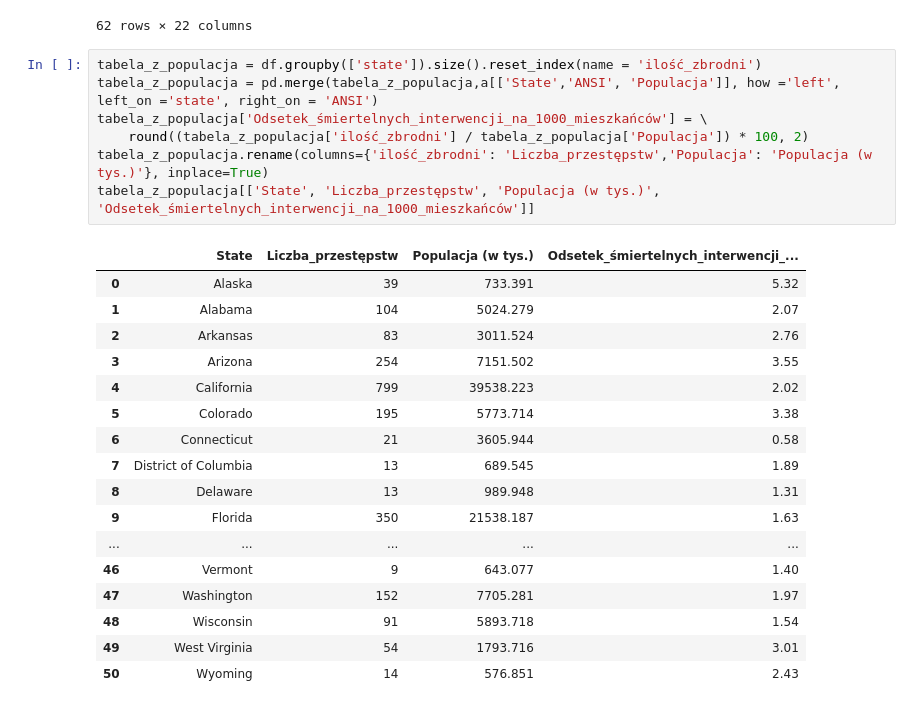
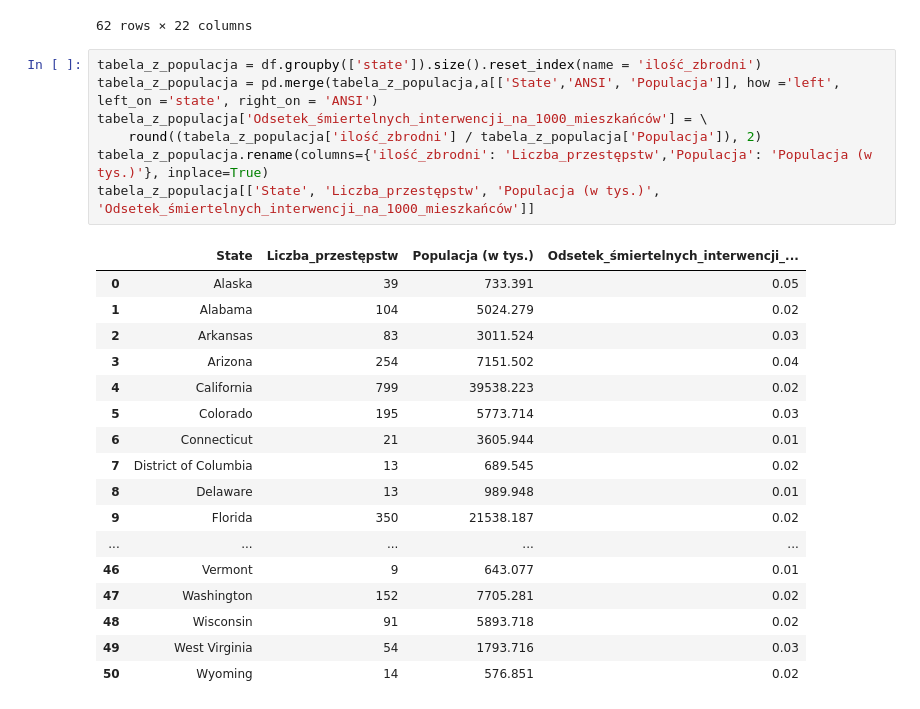
Before and after one commit to Piozel/Zadanie8.3_Przestepczosc, a Jupyter notebook: 8.3Zadanie_Przestepczosc.ipynb, the cells around one changed output. Drawn from its saved outputs; the diff is of its cells as text.

```diff
--- a/8.3Zadanie_Przestepczosc.ipynb
+++ b/8.3Zadanie_Przestepczosc.ipynb
@@ -120,25 +122,25 @@ a
 # %%
 tabela_z_populacja = df.groupby(['state']).size().reset_index(name = 'ilość_zbrodni')
 tabela_z_populacja = pd.merge(tabela_z_populacja,a[['State','ANSI', 'Populacja']], how ='left', left_on ='state', right_on = 'ANSI')
 tabela_z_populacja['Odsetek_śmiertelnych_interwencji_na_1000_mieszkańców'] = \
-    round((tabela_z_populacja['ilość_zbrodni'] / tabela_z_populacja['Populacja']) * 100, 2)
+    round((tabela_z_populacja['ilość_zbrodni'] / tabela_z_populacja['Populacja']), 2)
 tabela_z_populacja.rename(columns={'ilość_zbrodni': 'Liczba_przestępstw','Populacja': 'Populacja (w tys.)'}, inplace=True)
 tabela_z_populacja[['State', 'Liczba_przestępstw', 'Populacja (w tys.)', 'Odsetek_śmiertelnych_interwencji_na_1000_mieszkańców']]
 # %% [output]
 |  | State | Liczba_przestępstw | Populacja (w tys.) | Odsetek_śmiertelnych_interwencji_... |
-| 0 | Alaska | 39 | 733.391 | 5.32 |
-| 1 | Alabama | 104 | 5024.279 | 2.07 |
-| 2 | Arkansas | 83 | 3011.524 | 2.76 |
-| 3 | Arizona | 254 | 7151.502 | 3.55 |
-| 4 | California | 799 | 39538.223 | 2.02 |
-| 5 | Colorado | 195 | 5773.714 | 3.38 |
-| 6 | Connecticut | 21 | 3605.944 | 0.58 |
-| 7 | District of Columbia | 13 | 689.545 | 1.89 |
-| 8 | Delaware | 13 | 989.948 | 1.31 |
-| 9 | Florida | 350 | 21538.187 | 1.63 |
+| 0 | Alaska | 39 | 733.391 | 0.05 |
+| 1 | Alabama | 104 | 5024.279 | 0.02 |
+| 2 | Arkansas | 83 | 3011.524 | 0.03 |
+| 3 | Arizona | 254 | 7151.502 | 0.04 |
+| 4 | California | 799 | 39538.223 | 0.02 |
+| 5 | Colorado | 195 | 5773.714 | 0.03 |
+| 6 | Connecticut | 21 | 3605.944 | 0.01 |
+| 7 | District of Columbia | 13 | 689.545 | 0.02 |
+| 8 | Delaware | 13 | 989.948 | 0.01 |
+| 9 | Florida | 350 | 21538.187 | 0.02 |
 | ... | ... | ... | ... | ... |
-| 46 | Vermont | 9 | 643.077 | 1.40 |
-| 47 | Washington | 152 | 7705.281 | 1.97 |
-| 48 | Wisconsin | 91 | 5893.718 | 1.54 |
-| 49 | West Virginia | 54 | 1793.716 | 3.01 |
-| 50 | Wyoming | 14 | 576.851 | 2.43 |
+| 46 | Vermont | 9 | 643.077 | 0.01 |
+| 47 | Washington | 152 | 7705.281 | 0.02 |
+| 48 | Wisconsin | 91 | 5893.718 | 0.02 |
+| 49 | West Virginia | 54 | 1793.716 | 0.03 |
+| 50 | Wyoming | 14 | 576.851 | 0.02 |
```
Also changed, not shown: parts of 2 cells of this notebook.
